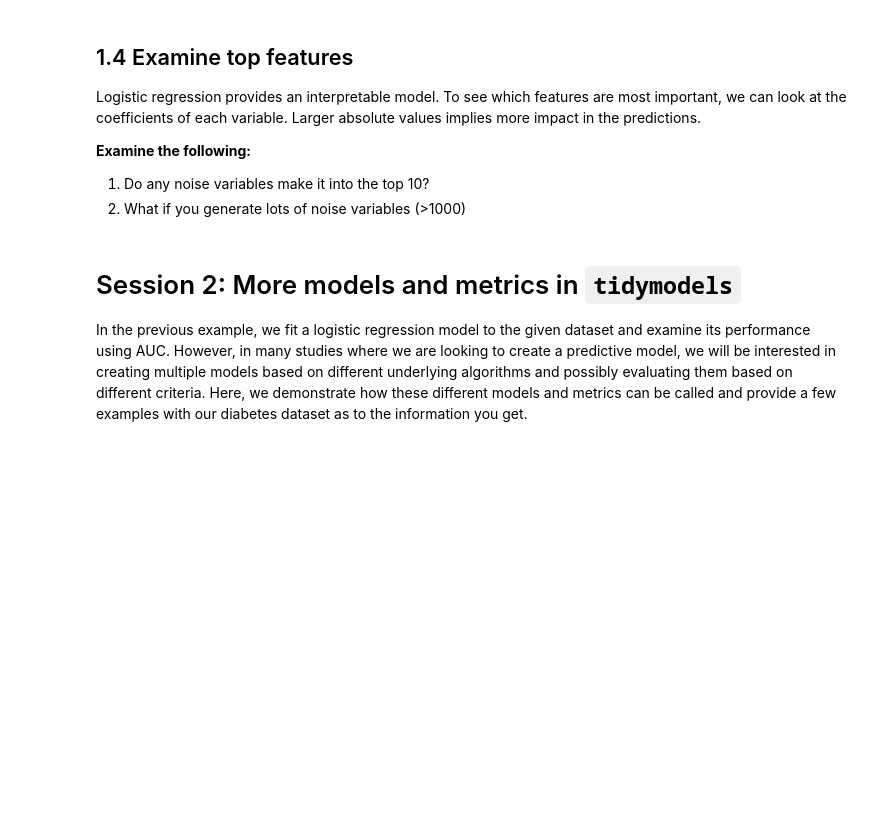
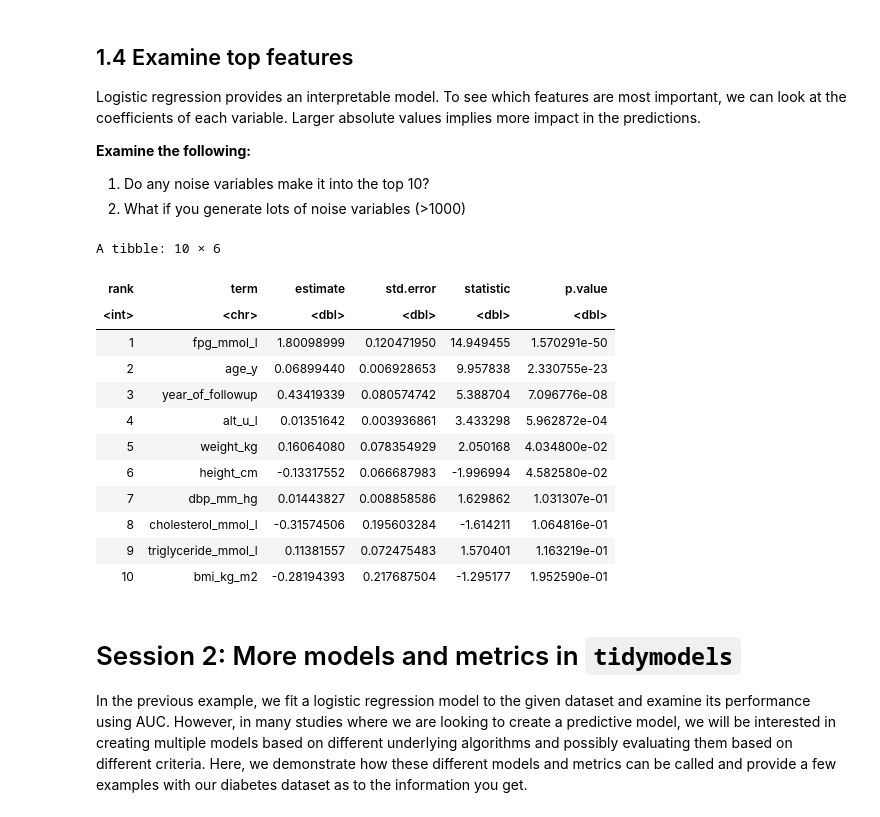
Before and after one commit to bwgoudey/IntroMLforLifeScienceWorkshopR, a Jupyter notebook: IntroToML2024_R.ipynb, the cells around one changed output. Cells and saved outputs as stored; diff of their text form; code cells hidden in the pictures; blank space fills up the shorter version.

```diff
--- a/IntroToML2024_R.ipynb
+++ b/IntroToML2024_R.ipynb
@@ -281,3 +308,24 @@ model_fit$
+# %%
+model_fit$fit$fit$fit %>%
+  tidy() %>%
+  arrange(p.value) %>%
+  mutate(rank=1:n()) %>%
+  relocate(rank,1) %>%
+  slice_head(n=10)
+# %% [output]
+A tibble: 10 × 6
+| rank | term | estimate | std.error | statistic | p.value |
+| <int> | <chr> | <dbl> | <dbl> | <dbl> | <dbl> |
+| 1 | fpg_mmol_l | 1.80098999 | 0.120471950 | 14.949455 | 1.570291e-50 |
+| 2 | age_y | 0.06899440 | 0.006928653 | 9.957838 | 2.330755e-23 |
+| 3 | year_of_followup | 0.43419339 | 0.080574742 | 5.388704 | 7.096776e-08 |
+| 4 | alt_u_l | 0.01351642 | 0.003936861 | 3.433298 | 5.962872e-04 |
+| 5 | weight_kg | 0.16064080 | 0.078354929 | 2.050168 | 4.034800e-02 |
+| 6 | height_cm | -0.13317552 | 0.066687983 | -1.996994 | 4.582580e-02 |
+| 7 | dbp_mm_hg | 0.01443827 | 0.008858586 | 1.629862 | 1.031307e-01 |
+| 8 | cholesterol_mmol_l | -0.31574506 | 0.195603284 | -1.614211 | 1.064816e-01 |
+| 9 | triglyceride_mmol_l | 0.11381557 | 0.072475483 | 1.570401 | 1.163219e-01 |
+| 10 | bmi_kg_m2 | -0.28194393 | 0.217687504 | -1.295177 | 1.952590e-01 |
 # %% [markdown]
 
 # Session 2: More models and metrics in `tidymodels`
```
Also changed, not shown: parts of 15 cells of this notebook, 2 other files.
